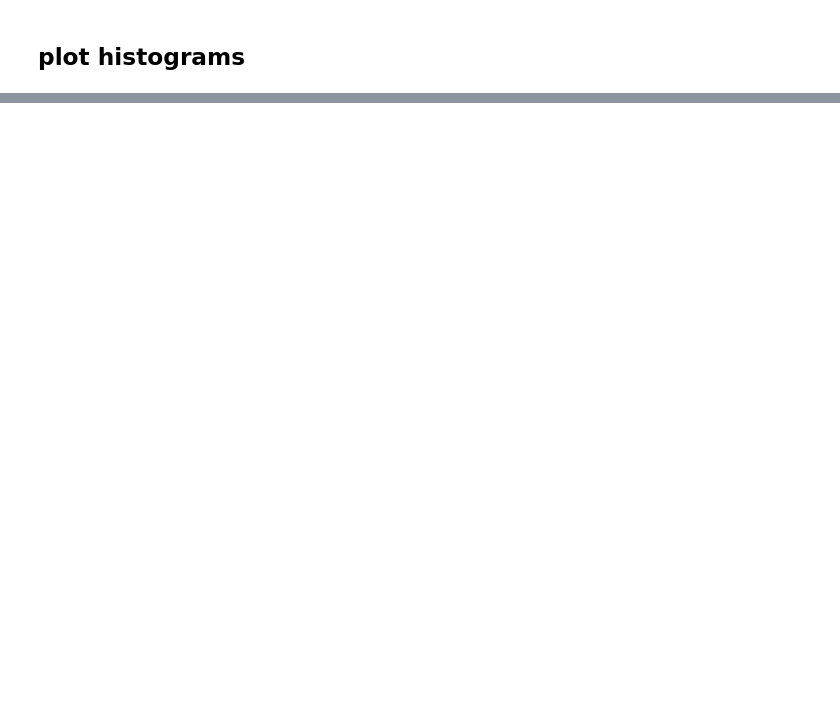
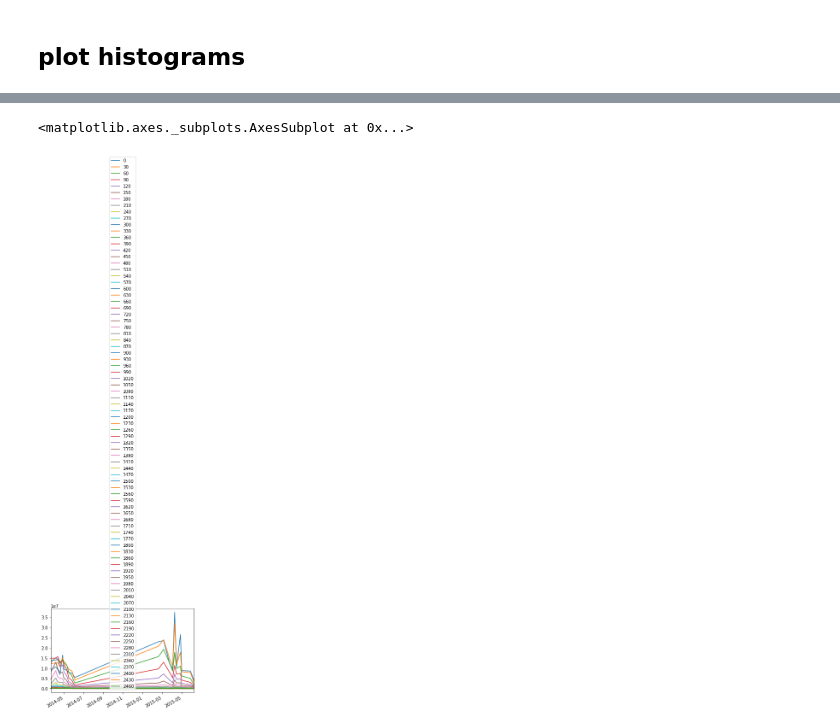
Before and after one commit to meganmason/jlabs, a Jupyter notebook: 3m_analysis/3m_histograms.ipynb, the cells around one changed output, grey strips where cells are left out. Cells and saved outputs as stored; diff of their text form; code cells hidden in the pictures; blank space fills up the shorter version.

```diff
--- a/3m_analysis/3m_histograms.ipynb
+++ b/3m_analysis/3m_histograms.ipynb
@@ -79,0 +85,5 @@ for column in df_h:
+# %%
+df_h = df_h.T
+# %%
+df_h.set_index(pd.to_datetime(df_h.index), inplace=True) #inplace doesn't make a copy, overwrites
+df_h
@@ -79,0 +109,6 @@ for column in df_h:
+# %%
+
+df_h.loc[:, df_h.columns != 'zeros'].plot()
+# %% [output]
+<matplotlib.axes._subplots.AxesSubplot at 0x...>
+[figure, added]
```
Also changed, not shown: parts of 8 cells of this notebook, 2 other files.
